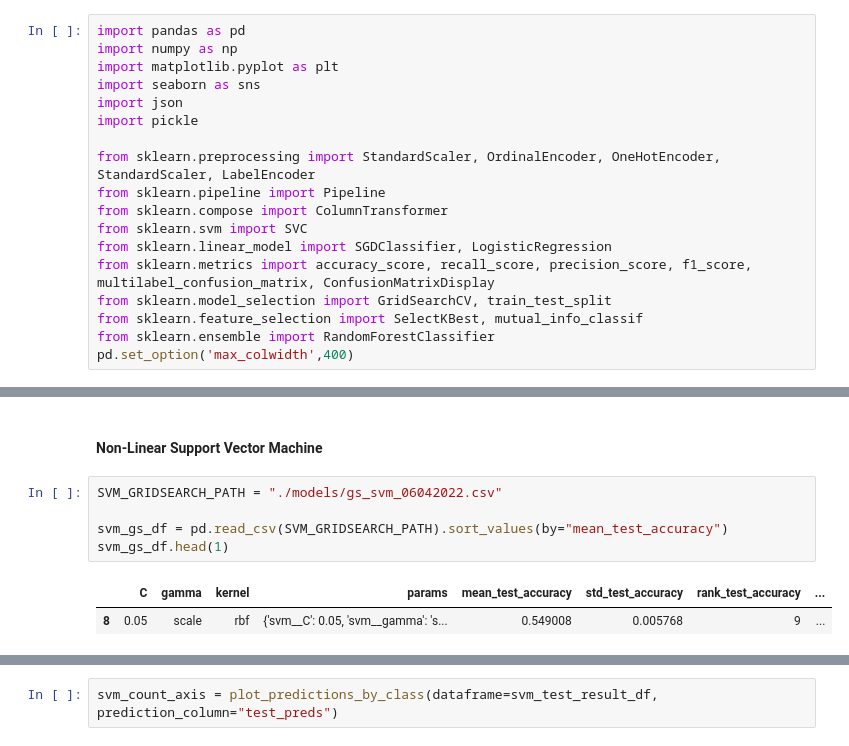
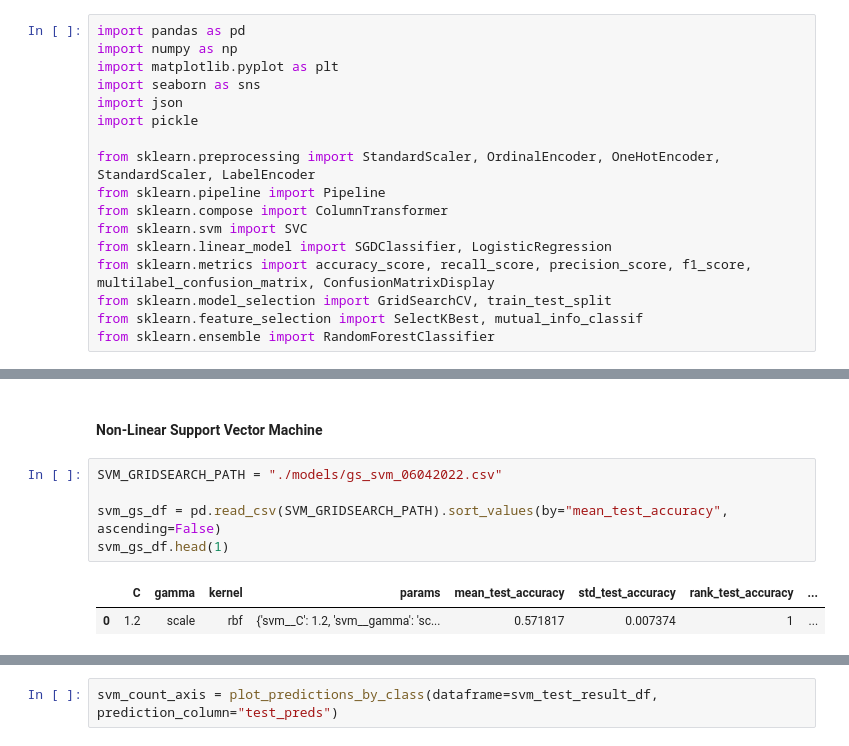
Before and after one commit to BradenAnderson/Accident_Severity_Prediction, a Jupyter notebook: HienEDIT_AndersonLamWeeda_MiniLab_Draft.ipynb, the cells around one changed output, grey strips where cells are left out. Cells and saved outputs as stored; diff of their text form.

```diff
--- a/HienEDIT_AndersonLamWeeda_MiniLab_Draft.ipynb
+++ b/HienEDIT_AndersonLamWeeda_MiniLab_Draft.ipynb
@@ -18,7 +18,6 @@ from sklearn.metrics import accuracy_score, recall_score, precision_score, f1_sc
 from sklearn.model_selection import GridSearchCV, train_test_split
 from sklearn.feature_selection import SelectKBest, mutual_info_classif
 from sklearn.ensemble import RandomForestClassifier
-pd.set_option('max_colwidth',400)
 # %%
 df = pd.read_csv("./Collision_Dataset_Imputed_06042022.csv")
 # %% [markdown]
@@ -760,11 +763,11 @@ compare
 # %%
 SVM_GRIDSEARCH_PATH = "./models/gs_svm_06042022.csv"
 
-svm_gs_df = pd.read_csv(SVM_GRIDSEARCH_PATH).sort_values(by="mean_test_accuracy")
+svm_gs_df = pd.read_csv(SVM_GRIDSEARCH_PATH).sort_values(by="mean_test_accuracy", ascending=False)
 svm_gs_df.head(1)
 # %% [output]
 |  | C | gamma | kernel | params | mean_test_accuracy | std_test_accuracy | rank_test_accuracy | ... |
-| 8 | 0.05 | scale | rbf | {'svm__C': 0.05, 'svm__gamma': 's... | 0.549008 | 0.005768 | 9 | ... |
+| 0 | 1.2 | scale | rbf | {'svm__C': 1.2, 'svm__gamma': 'sc... | 0.571817 | 0.007374 | 1 | ... |
 # %%
 svm_pipe = create_svm_pipeline(nominal_categorical_features=nominal_categorical_short,
                                numeric_features=numeric,
```
Also changed, not shown: parts of 6 cells of this notebook, 5 other files.
